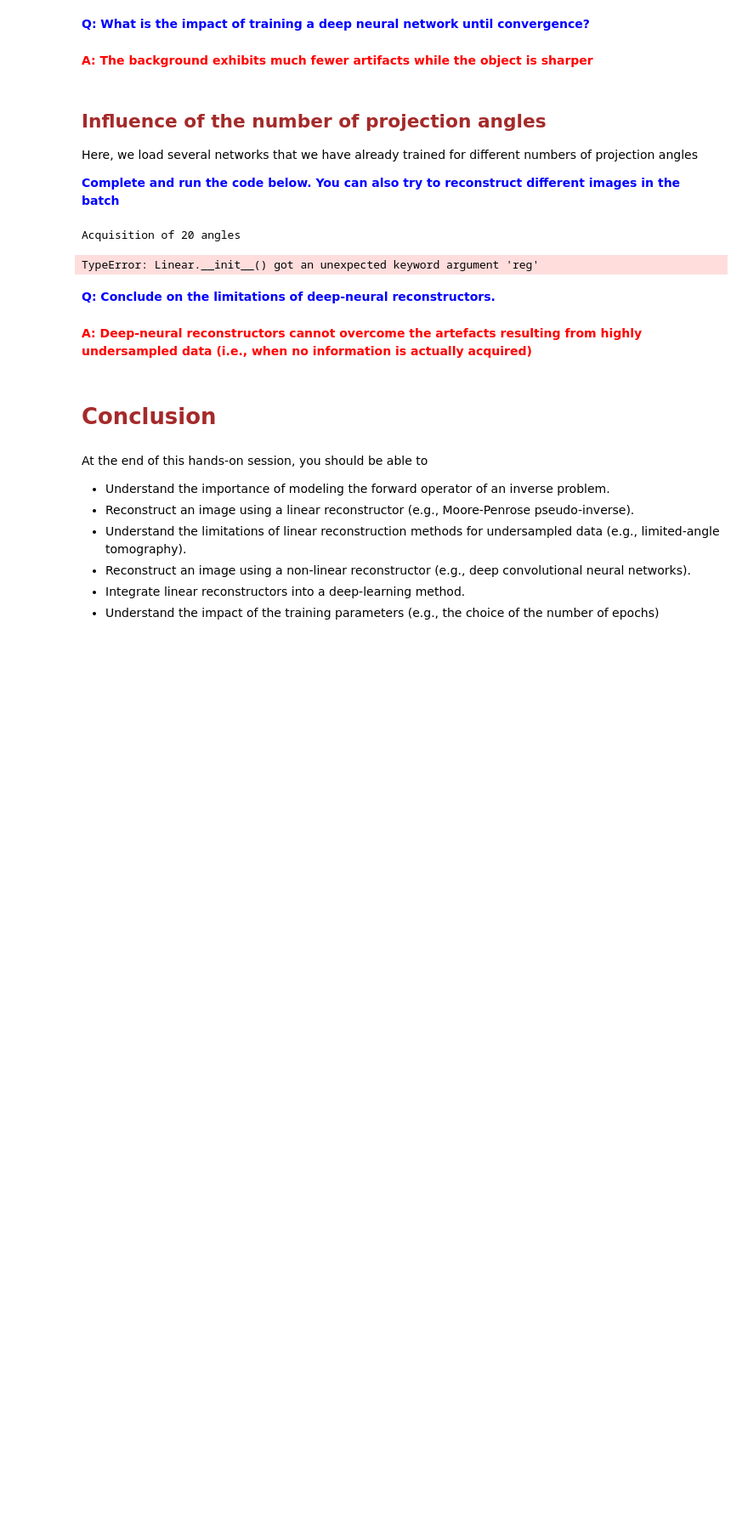
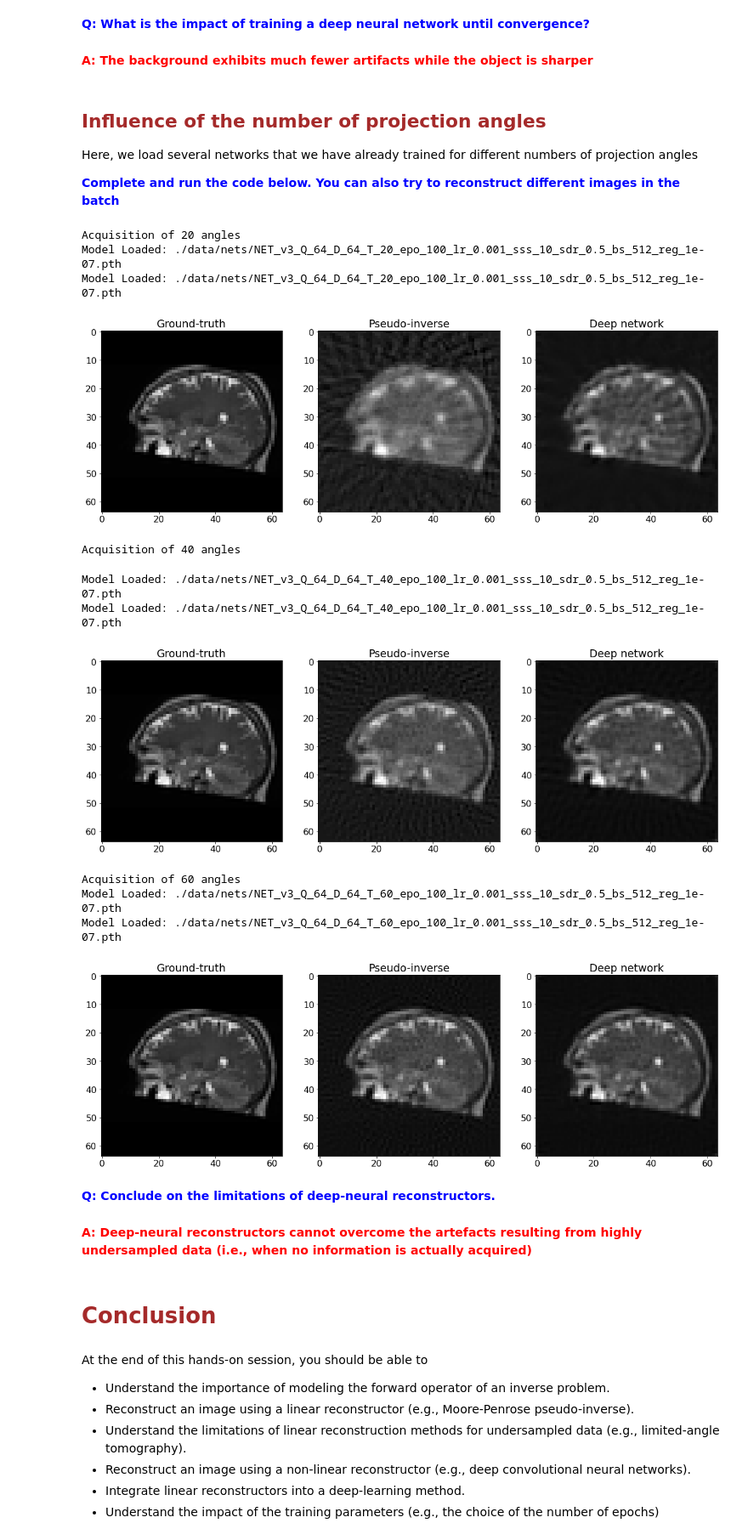
Before and after one commit to openspyrit/spyrit-examples, a Jupyter notebook: 2025_DLMIS/main_with_answers.ipynb, the cells around one changed output. Shown at 85% size. Saved outputs shown, nothing was run; the diff lists cells and outputs as text; code cells hidden in the pictures; blank space fills up the shorter version.

Commit message:
load pre-trained models (100 epochs for 20, 40, 60 angles)

```diff
--- a/2025_DLMIS/main_with_answers.ipynb
+++ b/2025_DLMIS/main_with_answers.ipynb
@@ -660,7 +660,7 @@ Here we load networks that we have already trained for larger numbers of epochs
 
 <font color='blue'> **Run the code below**</font>
 # %%
-num_epoch = 5 #100
+num_epoch = 100
 learning_rate = 1e-3
 step_size = 10
 gamma = 0.5
@@ -779,56 +775,75 @@ with torch.no_grad():
         print(f"Acquisition of {nbAngles} angles")
 
         # Networks filename
-        suffix = 'Q_{}_D_{}_T_{}_epo_{}_lr_{}_sss_{}_sdr_{}_bs_{}_reg_{}'.format(
+        suffix = 'Q_{}_D_{}_T_{}_epo_{}_lr_{}_sss_{}_sdr_{}_bs_{}_reg_{}.pth'.format(
             img_size, pixel_size, nbAngles,
             num_epoch, learning_rate, step_size, gamma, batch_size, regularisation)
-        title = model_root + 'NET_' + suffix
+        title = model_root + 'NET_v3_' + suffix
 
         # loading model
         Areduced = radonSpecifyAngles(A, nbAngles)
-        meas = Linear(Areduced, True, reg = 1e-5)
-        meas.h, meas.w = img_size, img_size
-        noise = NoNoise(meas)
-        prep = DirectPoisson(1.0, meas)
-        denoi = ConvNet()
-        model = PinvNet(noise, prep, denoi)
+        meas = Linear(torch.from_numpy(Areduced),
+                        meas_shape=(img_size,img_size),
+                        device=device)
+        model = PinvNet(meas,
+                        nn.Identity(),
+                        ConvNet(),
+                        store_H_pinv=True,
+                        device=device)
+
+        # this function loads the model into the '.denoi' key present in the second
+        # argument. It fails if it does not find the '.denoi' key.
+        load_net(title, model, device, True)
+
+        model.eval()
+
 
         model = model.to(device)
         load_net(title, model, device = device)
 
         #==========================================================================
-        mes = model.acquire(inputs)
+        mes = model.acquire(inputs[0:1,:,:,:])
         rec_pinv = model.reconstruct_pinv(mes)
         rec_net = model.reconstruct(mes).detach()
 
         del model
 
         gt       = inputs[0, 0, :, :].cpu()
         rec_pinv = rec_pinv[0, 0, :, :].cpu()
         rec_net  = rec_net[0, 0, :, :].cpu()
 
         #=======================Plots==============================================
         fig, axs = plt.subplots(1, 3, figsize =(20,10))
         fig.suptitle('', fontsize=16)
 
         ax = axs[0]
         ax.set_title("Ground-truth")
         aff = ax.imshow(gt, cmap='gray') # Complete
         #fig.colorbar(aff, ax=ax,fraction=0.046,pad=0.04)
 
         ax = axs[1]
         ax.set_title("Pseudo-inverse")
         aff = ax.imshow(rec_pinv, cmap='gray')
         #fig.colorbar(aff, ax=ax,fraction=0.046,pad=0.04)
 
         ax = axs[2]
         ax.set_title("Deep network")
         aff = ax.imshow(rec_net, cmap='gray')
         #fig.colorbar(aff, ax=ax,fraction=0.046,pad=0.04)
         plt.show()
 # %% [output]
 Acquisition of 20 angles
+Model Loaded: ./data/nets/NET_v3_Q_64_D_64_T_20_epo_100_lr_0.001_sss_10_sdr_0.5_bs_512_reg_1e-07.pth
+Model Loaded: ./data/nets/NET_v3_Q_64_D_64_T_20_epo_100_lr_0.001_sss_10_sdr_0.5_bs_512_reg_1e-07.pth
+[figure, added]
-TypeError: Linear.__init__() got an unexpected keyword argument 'reg'
+Acquisition of 40 angles
+Model Loaded: ./data/nets/NET_v3_Q_64_D_64_T_40_epo_100_lr_0.001_sss_10_sdr_0.5_bs_512_reg_1e-07.pth
+Model Loaded: ./data/nets/NET_v3_Q_64_D_64_T_40_epo_100_lr_0.001_sss_10_sdr_0.5_bs_512_reg_1e-07.pth
+[figure, added]
+Acquisition of 60 angles
+Model Loaded: ./data/nets/NET_v3_Q_64_D_64_T_60_epo_100_lr_0.001_sss_10_sdr_0.5_bs_512_reg_1e-07.pth
+Model Loaded: ./data/nets/NET_v3_Q_64_D_64_T_60_epo_100_lr_0.001_sss_10_sdr_0.5_bs_512_reg_1e-07.pth
+[figure, added]
 # %% [markdown]
 <font color='blue'>**Q: Conclude on the limitations of deep-neural reconstructors.**</font>
 # %% [markdown]
```
Also changed, not shown: parts of 8 cells of this notebook.
